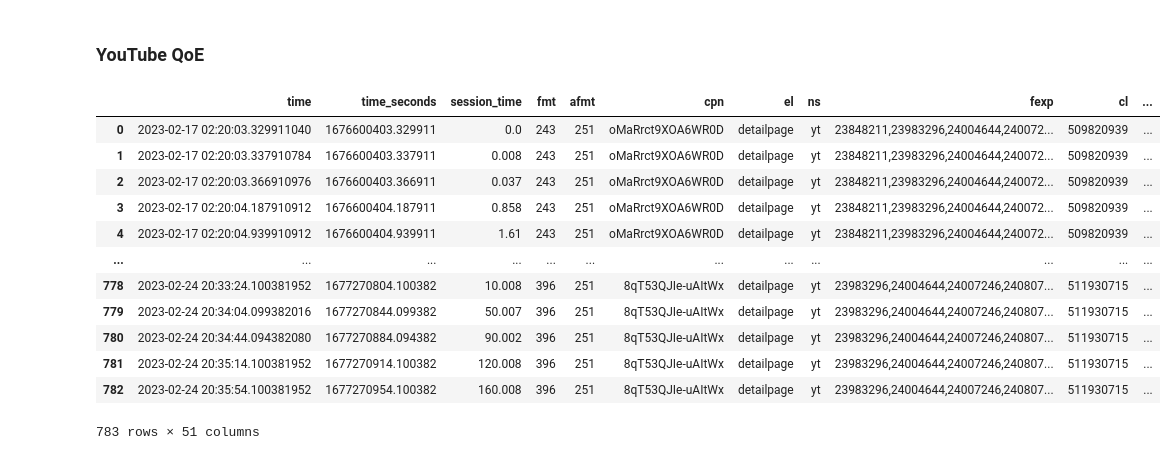
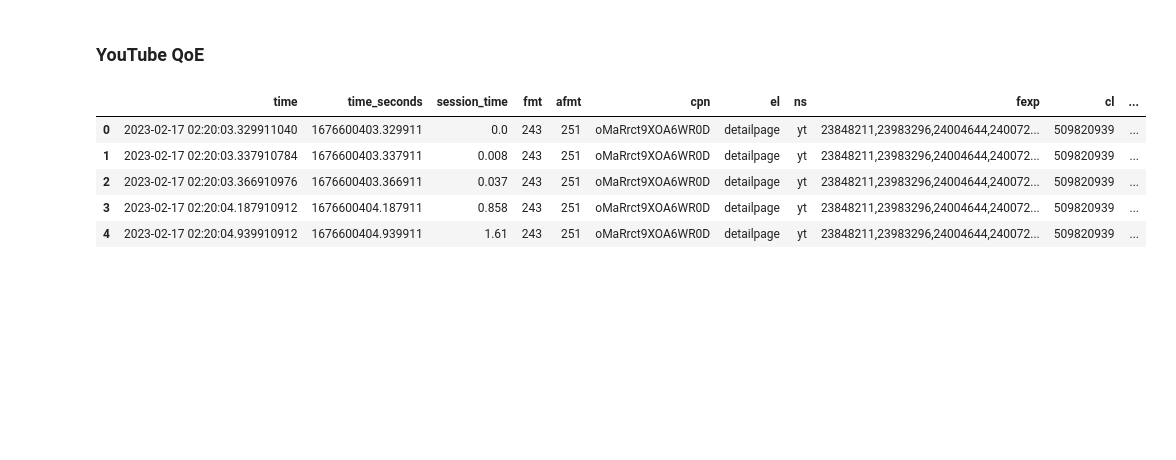
Before and after one commit to intrig-unicamp/hackathon5G, a Jupyter notebook: challenges/submission-template.ipynb, the cells around one changed output. Saved outputs shown, nothing was run; the diff lists cells and outputs as text; code cells hidden in the pictures; blank space fills up the shorter version.

```diff
--- a/challenges/submission-template.ipynb
+++ b/challenges/submission-template.ipynb
@@ -130,20 +116,13 @@ Skipping line 14092: expected 260 fields, saw 390
 # %%
 datasets = [ os.path.join(YOUTUBE_QOE_PATH, file) for file in os.listdir(YOUTUBE_QOE_PATH) ]
 
 ytDf = pd.concat([ pd.read_pickle(dataset) for dataset in datasets ], ignore_index=True).copy()
 ytDf.sort_values('time', inplace=True, ignore_index=True)
-ytDf
+ytDf.head(5)
 # %% [output]
 |  | time | time_seconds | session_time | fmt | afmt | cpn | el | ns | fexp | cl | ... |
 | 0 | 2023-02-17 02:20:03.329911040 | 1676600403.329911 | 0.0 | 243 | 251 | oMaRrct9XOA6WR0D | detailpage | yt | 23848211,23983296,24004644,240072... | 509820939 | ... |
 | 1 | 2023-02-17 02:20:03.337910784 | 1676600403.337911 | 0.008 | 243 | 251 | oMaRrct9XOA6WR0D | detailpage | yt | 23848211,23983296,24004644,240072... | 509820939 | ... |
 | 2 | 2023-02-17 02:20:03.366910976 | 1676600403.366911 | 0.037 | 243 | 251 | oMaRrct9XOA6WR0D | detailpage | yt | 23848211,23983296,24004644,240072... | 509820939 | ... |
 | 3 | 2023-02-17 02:20:04.187910912 | 1676600404.187911 | 0.858 | 243 | 251 | oMaRrct9XOA6WR0D | detailpage | yt | 23848211,23983296,24004644,240072... | 509820939 | ... |
 | 4 | 2023-02-17 02:20:04.939910912 | 1676600404.939911 | 1.61 | 243 | 251 | oMaRrct9XOA6WR0D | detailpage | yt | 23848211,23983296,24004644,240072... | 509820939 | ... |
-| ... | ... | ... | ... | ... | ... | ... | ... | ... | ... | ... | ... |
-| 778 | 2023-02-24 20:33:24.100381952 | 1677270804.100382 | 10.008 | 396 | 251 | 8qT53QJIe-uAItWx | detailpage | yt | 23983296,24004644,24007246,240807... | 511930715 | ... |
-| 779 | 2023-02-24 20:34:04.099382016 | 1677270844.099382 | 50.007 | 396 | 251 | 8qT53QJIe-uAItWx | detailpage | yt | 23983296,24004644,24007246,240807... | 511930715 | ... |
-| 780 | 2023-02-24 20:34:44.094382080 | 1677270884.094382 | 90.002 | 396 | 251 | 8qT53QJIe-uAItWx | detailpage | yt | 23983296,24004644,24007246,240807... | 511930715 | ... |
-| 781 | 2023-02-24 20:35:14.100381952 | 1677270914.100382 | 120.008 | 396 | 251 | 8qT53QJIe-uAItWx | detailpage | yt | 23983296,24004644,24007246,240807... | 511930715 | ... |
-| 782 | 2023-02-24 20:35:54.100381952 | 1677270954.100382 | 160.008 | 396 | 251 | 8qT53QJIe-uAItWx | detailpage | yt | 23983296,24004644,24007246,240807... | 511930715 | ... |
-783 rows × 51 columns
```
Also changed, not shown: parts of 2 cells of this notebook, 5 other files.
